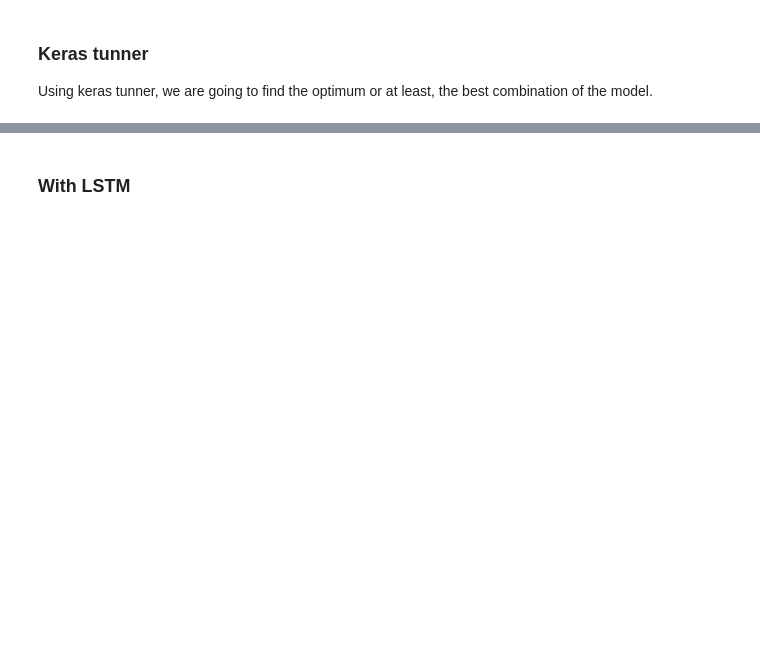
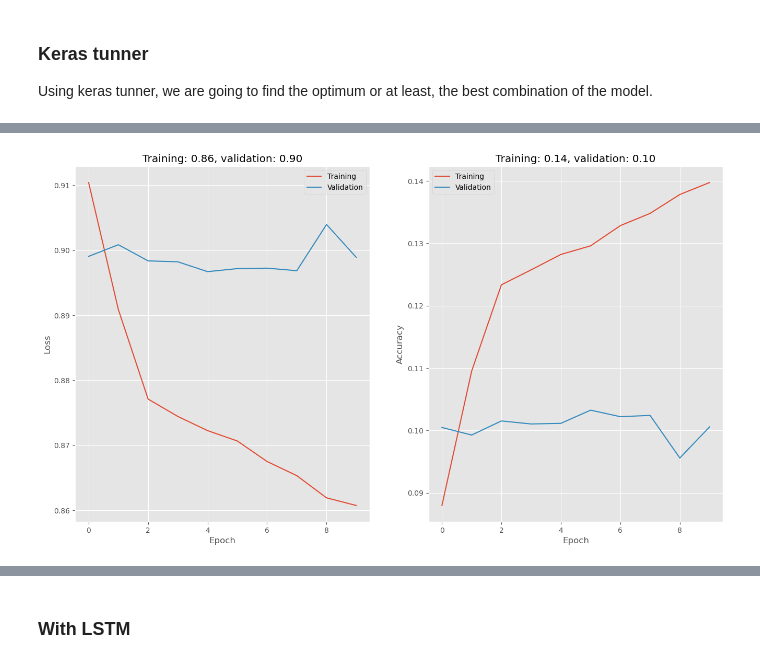
Before and after one commit to blitty-codes/AgentesInteligentes, a Jupyter notebook: neural/classificator.ipynb, the cells around one changed output, grey strips where cells are left out. Cells and saved outputs as stored; diff of their text form; code cells hidden in the pictures; blank space fills up the shorter version.

```diff
--- a/neural/classificator.ipynb
+++ b/neural/classificator.ipynb
@@ -1041,7 +1102,7 @@ tuner = kt.Hyperband(HyperRNN(),
                         kt.Objective('val_f1', 'max'),
                         kt.Objective('loss', 'min')
                     ],
-                     max_epochs=10,
+                     max_epochs=100,
                      factor=5,
                      directory='fine_tuning/',
-                     project_name='LSTM_with_dropout')
+                     project_name='LSTM_with_dropout_v3')
@@ -1077,0 +1169,2 @@ Epoch 1/2
+# %%
+best_hps = tuner.get_best_hyperparameters()[0]
@@ -1077,0 +1178,2 @@ Epoch 1/2
+# %%
+model = tuner.hypermodel.build(best_hps)
@@ -1077,0 +1182,2 @@ Epoch 1/2
+# %%
+history_best_model = model.fit(data, multihot_X, validation_split=0.2 ,epochs=10)
@@ -1078,2 +1208,6 @@ Epoch 1/2
+# %%
+plot_history(history_best_model, metric='f1')
+# %% [output]
+[figure, added]
 # %%
 !zip -r fine_tuning.zip /content/fine_tuning
```
Also changed, not shown: parts of 41 cells of this notebook.
